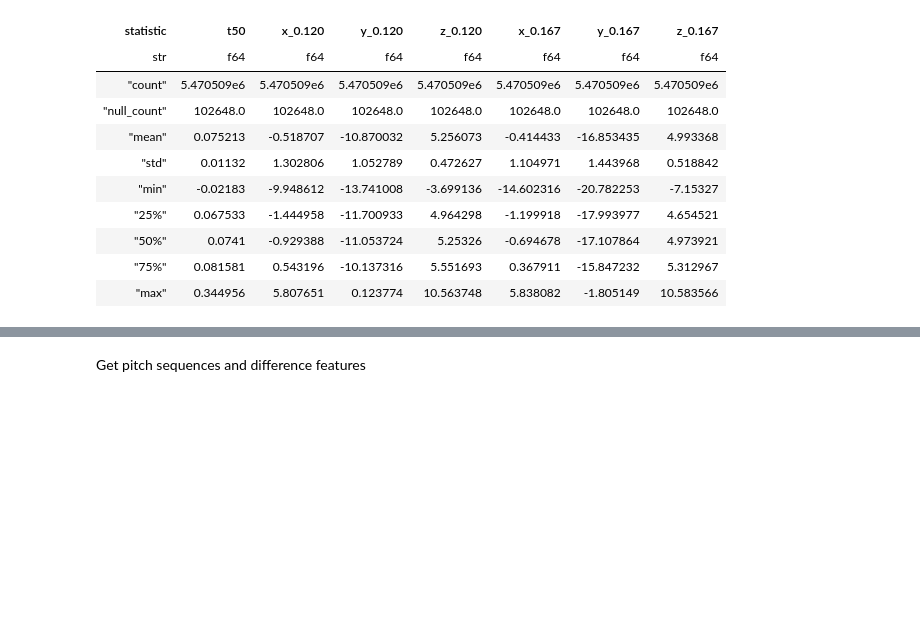
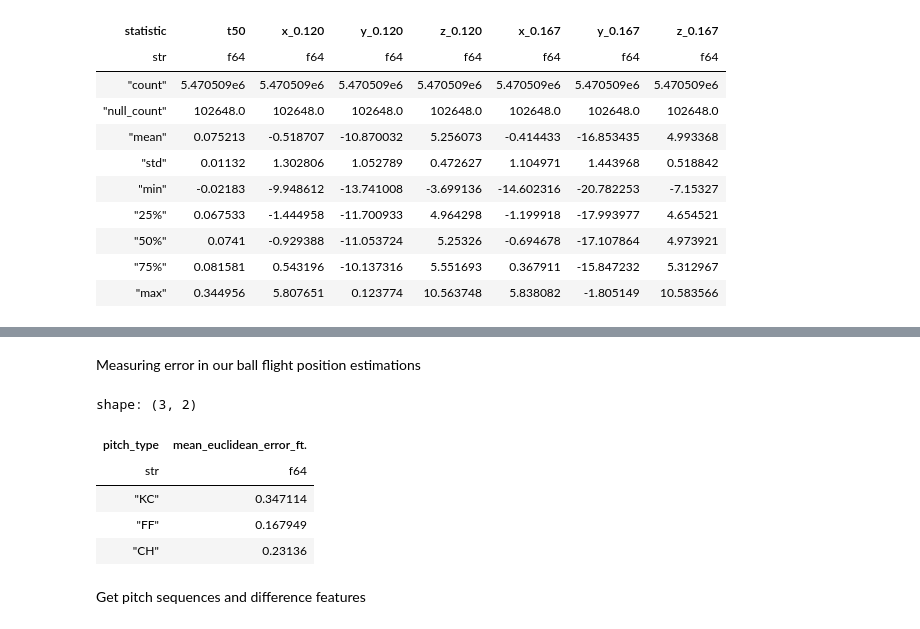
Before and after one commit to Jensen-holm/Sequence-Plus, a Jupyter notebook: notebooks/tunnel+.ipynb, the cells around one changed output, grey strips where cells are left out. Saved outputs shown, nothing was run; the diff lists cells and outputs as text; code cells hidden in the pictures; blank space fills up the shorter version.

```diff
--- a/notebooks/tunnel+.ipynb
+++ b/notebooks/tunnel+.ipynb
@@ -351,3 +354,44 @@ decision_time_fig.update_layout(
+# %% [markdown]
+Measuring error in our ball flight position estimations
+# %%
+def estimate_release_pos(lf: pl.LazyFrame) -> pl.LazyFrame:
+    return lf.with_columns(
+        displacement(
+            p0=pl.col(f"{d}50"),
+            v0=pl.col(f"v{d}0"),
+            a=pl.col(f"a{d}"),
+            t=-1 * pl.col("t50"),
+        ).alias(f"approx_release_pos_{d}")
+        for d in ["x", "y", "z"]
+    )
+
+
+def euclidean_distance(*pts):
+    return sum((pt[0] - pt[1]) ** 2 for pt in pts) ** 0.5
+
+
+(ball_pos_lf
+    .drop_nulls([col for col in ball_pos_lf.collect_schema().names() if "release" in col])
+    .pipe(estimate_release_pos)
+    .select("release_pos_x", "release_pos_y", "release_pos_z",
+            "approx_release_pos_x", "approx_release_pos_y", "approx_release_pos_z",
+            "pitch_type")
+    .filter(pl.col("pitch_type").is_in(["FF", "CH", "KC"]))
+    .group_by("pitch_type")
+    .agg(
+        euclidean_distance(
+            *[(pl.col(f"approx_release_pos_{d}"), pl.col(f"release_pos_{d}"))
+            for d in ["x", "y", "z"]]
+        ).mean().alias("mean_euclidean_error_ft.")
+    )
+    .collect())
+# %% [output]
+shape: (3, 2)
+| pitch_type | mean_euclidean_error_ft. |
+| str | f64 |
+| "KC" | 0.347114 |
+| "FF" | 0.167949 |
+| "CH" | 0.23136 |
 # %% [markdown]
 Get pitch sequences and difference features
 # %%
```
Also changed, not shown: parts of 6 cells of this notebook, 1 other file.
